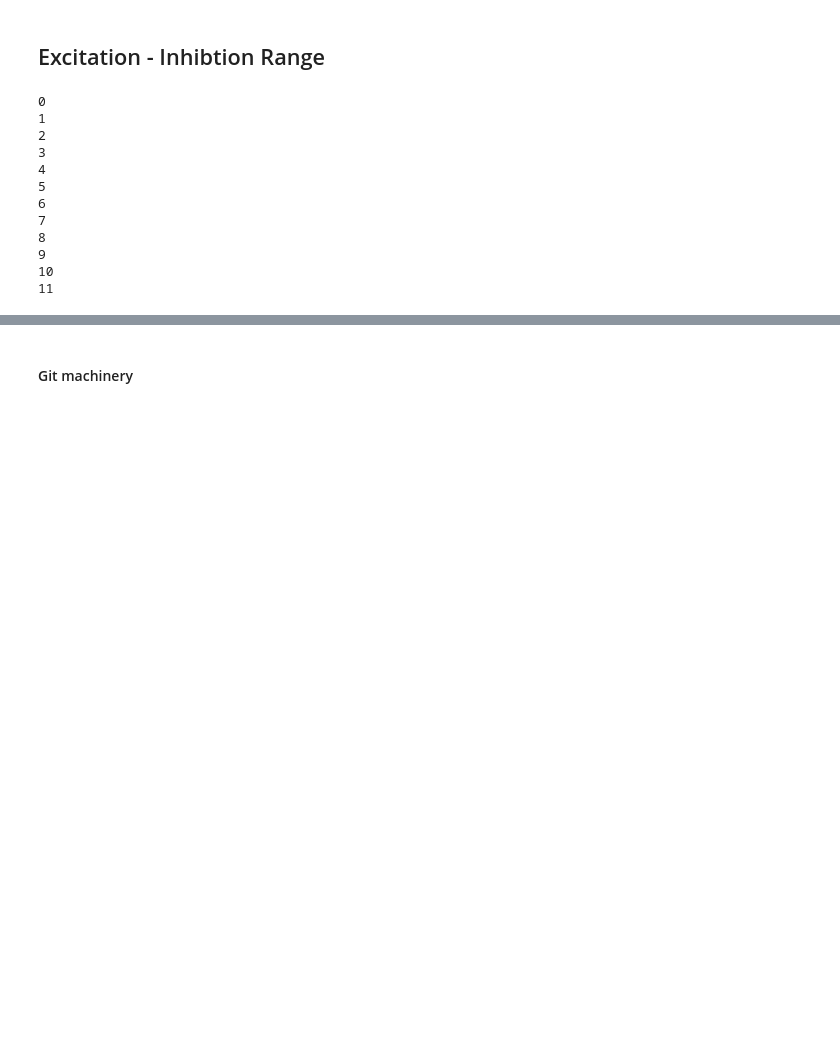
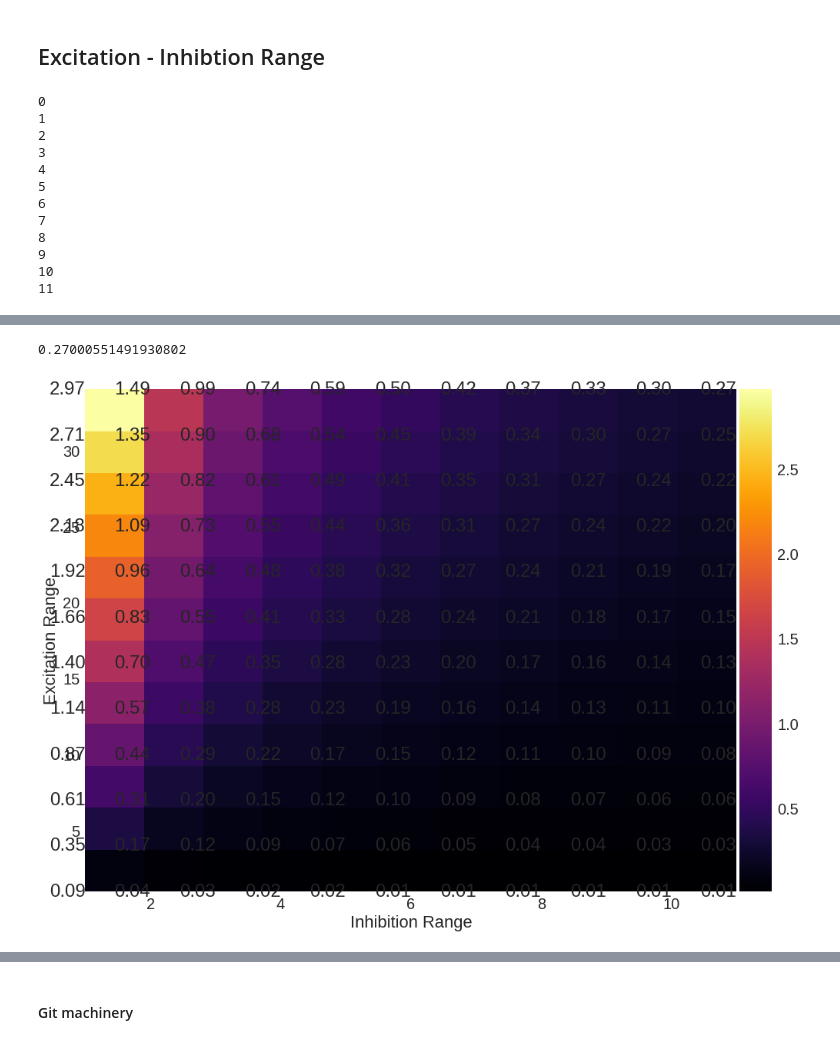
Before and after one commit to h-mayorquin/attractor_sequences, a Jupyter notebook: notebooks/2017-08-24(Excitation - Inhibition Success Range).ipynb, the cells around one changed output, grey strips where cells are left out. Drawn from its saved outputs; the diff is of its cells as text; code cells hidden in the pictures; blank space fills up the shorter version.

```diff
--- a/notebooks/2017-08-24(Excitation - Inhibition Success Range).ipynb
+++ b/notebooks/2017-08-24(Excitation - Inhibition Success Range).ipynb
@@ -113,0 +181,12 @@ fig.colorbar(im, cax=cax1, orientation='vertical');
+# %%
+ratios_matrix = np.zeros((excitation_range.size, inhibition_range.size))
+
+for value_index, value in enumerate(excitation_range):
+    print(value_index)
+    for inhibition_index, inhibition in enumerate(inhibition_range):
+        manager = create_artificial_manager(hypercolumns, minicolumns, sequences, value, -inhibition, extension, decay_factor,
+                                            sequence_decay, dt, BCPNNFast, NetworkManager, ampa, beta)
+
+        ratio, aux, aux = calculate_excitation_inhibition_ratio(manager.nn, sequences, ampa=False)
+
+        ratios_matrix[value_index, inhibition_index] = ratio
@@ -113,0 +206,28 @@ fig.colorbar(im, cax=cax1, orientation='vertical');
+# %%
+ratio
+# %% [output]
+0.27000551491930802
+# %%
+fig = plt.figure(figsize=(16, 12))
+ax = fig.add_subplot(111)
+
+cmap = 'inferno'
+for (i,j),label in np.ndenumerate(ratios_matrix):
+    label = "{:4.2f}".format(label)
+    index1 = inhibition_range[j] # + np.diff(inhibition_range).mean() * 0.5
+    index2 = excitation_range[i] # + np.diff(excitation_range).mean() * 0.5
+    ax.text(index1, index2, label, ha='right',va='center')
+extent = [inhibition_range[0], inhibition_range[-1], excitation_range[0], excitation_range[-1]]
+im = ax.imshow(ratios_matrix, origin='lower', cmap=cmap, interpolation='None', extent=extent, aspect='auto')
+# im = ax.imshow(success_matrix, origin='lower', cmap=cmap, interpolation='None', aspect='auto')
+
+ax.set_xlabel('Inhibition Range')
+ax.set_ylabel('Excitation Range')
+
+ax.grid()
+
+divider1 = make_axes_locatable(ax)
+cax1 = divider1.append_axes('right', size='5%', pad=0.05)
+fig.colorbar(im, cax=cax1, orientation='vertical');
+# %% [output]
+[figure, added]
```
Also changed, not shown: parts of 16 cells of this notebook.
